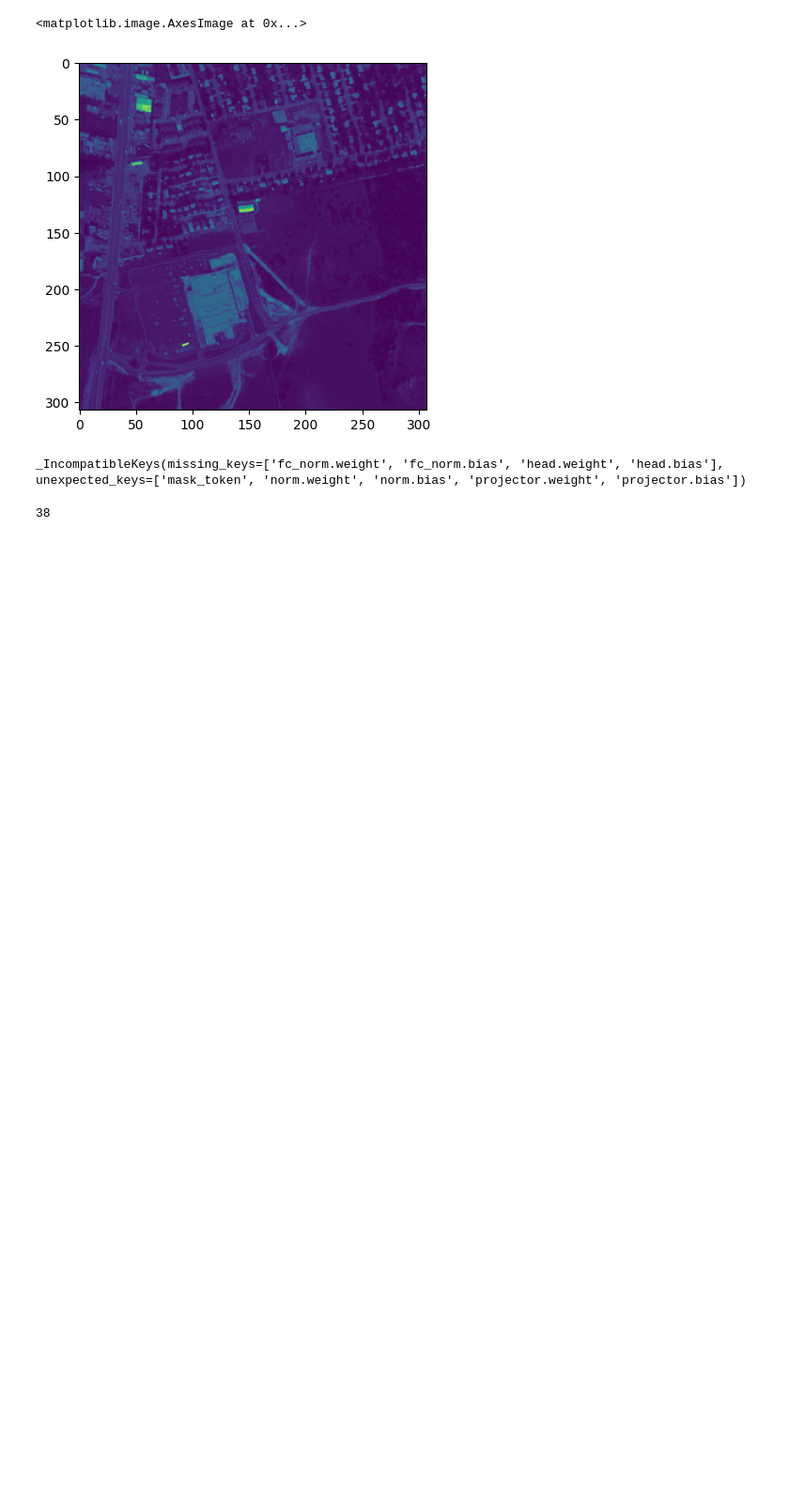
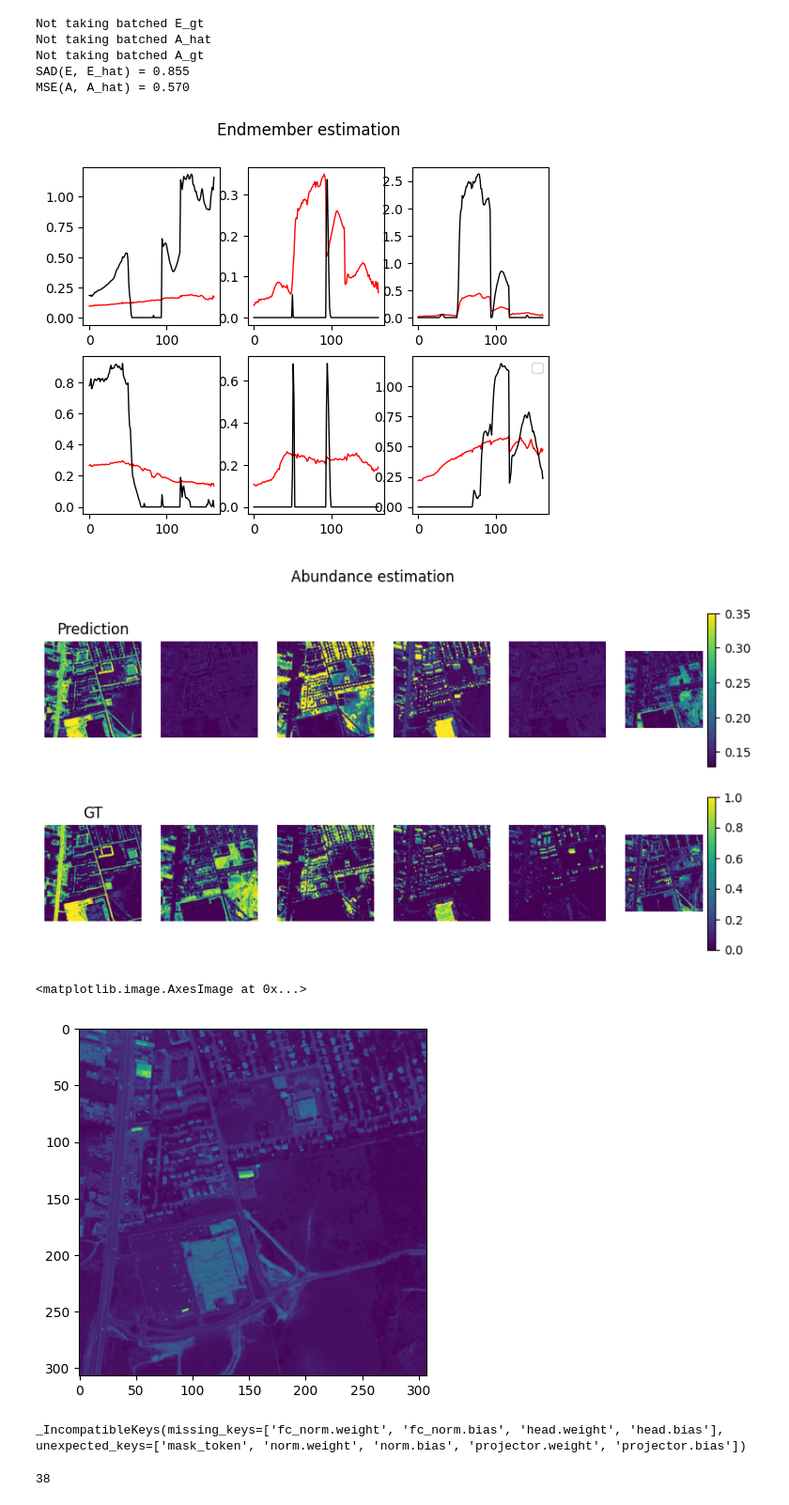
Before and after one commit to edabier/SS-HSU_benchmark, a Jupyter notebook: testing_models.ipynb, the cells around one changed output. Shown at 94% size. Saved outputs shown, nothing was run; the diff lists cells and outputs as text; code cells hidden in the pictures; blank space fills up the shorter version.

```diff
--- a/testing_models.ipynb
+++ b/testing_models.ipynb
@@ -135,3 +172,14 @@ features_up.shape
+# %%
+E_hat, A_hat, Y_hat = model(features)
+utils.plot_results(E_hat, A_hat, A, E)
+# %% [output]
+Not taking batched E_gt
+Not taking batched A_hat
+Not taking batched A_gt
+SAD(E, E_hat) = 0.855
+MSE(A, A_hat) = 0.570
+[figure, added]
+[figure, added]
 # %%
 E_hat, A_hat, Y_hat = model(Y)
 # print(A_hat)
```
Also changed, not shown: parts of 8 cells of this notebook, 9 other files.
